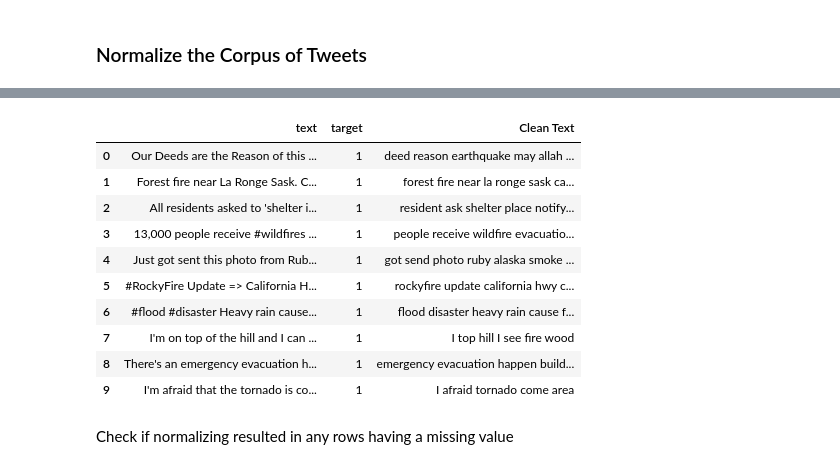
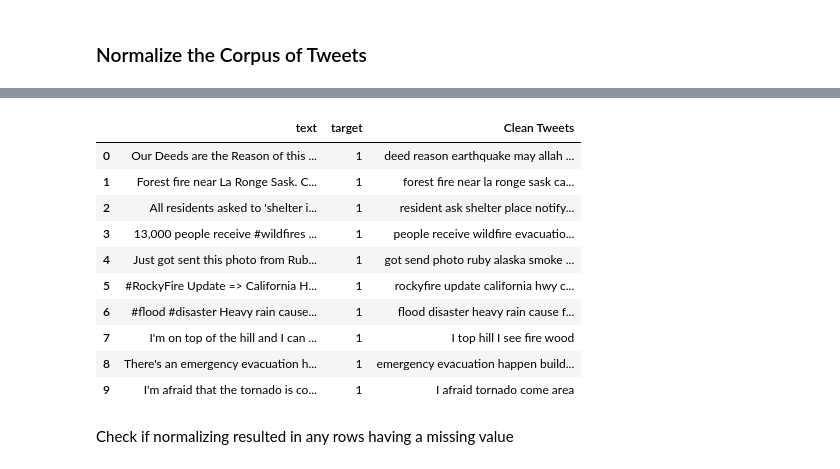
Before and after one commit to AustinYunker/Twitter-Prediction, a Jupyter notebook: Tweet Cleaner.ipynb, the cells around one changed output, grey strips where cells are left out. Saved outputs shown, nothing was run; the diff lists cells and outputs as text; code cells hidden in the pictures.

```diff
--- a/Tweet Cleaner.ipynb
+++ b/Tweet Cleaner.ipynb
@@ -32,5 +37,5 @@ zf.close()
 # %% [markdown]
 # Read in the Training Data
 # %%
-tweets_train = pd.read_csv("data/train.csv")
+tweets = pd.read_csv("data/train.csv")
 # %%
@@ -43,5 +48,5 @@ tweets_train.head()
 | 3 | 6 | NaN | NaN | 13,000 people receive #wildfires ... | 1 |
 | 4 | 7 | NaN | NaN | Just got sent this photo from Rub... | 1 |
 # %%
-tweets_train.drop(["id", "keyword", "location"], axis = 1, inplace=True)
+tweets.drop(["id", "keyword", "location"], axis = 1, inplace=True)
 # %%
@@ -402,8 +407,8 @@ def normalize_corpus(corpus, html_stripping = True, contraction_expansion = True
 stopword_list.remove("no")
 stopword_list.remove("not")
 
-corpus = tweets_train["text"]
+corpus = tweets["text"]
 norm_corpus = np.array(normalize_corpus(corpus))
 
-tweets_train["Clean Text"] = norm_corpus
+tweets["Clean Tweets"] = norm_corpus
 # %% [output]
@@ -411,8 +416,8 @@ Wall time: 1min 24s
 # %%
 pd.set_option('display.max_colwidth', 2)
-tweets_train.head(n=10)
+tweets.head(n=10)
 # %% [output]
-|  | text | target | Clean Text |
+|  | text | target | Clean Tweets |
 | 0 | Our Deeds are the Reason of this ... | 1 | deed reason earthquake may allah ... |
 | 1 | Forest fire near La Ronge Sask. C... | 1 | forest fire near la ronge sask ca... |
 | 2 | All residents asked to 'shelter i... | 1 | resident ask shelter place notify... |
```
Also changed, not shown: parts of 18 cells of this notebook.
